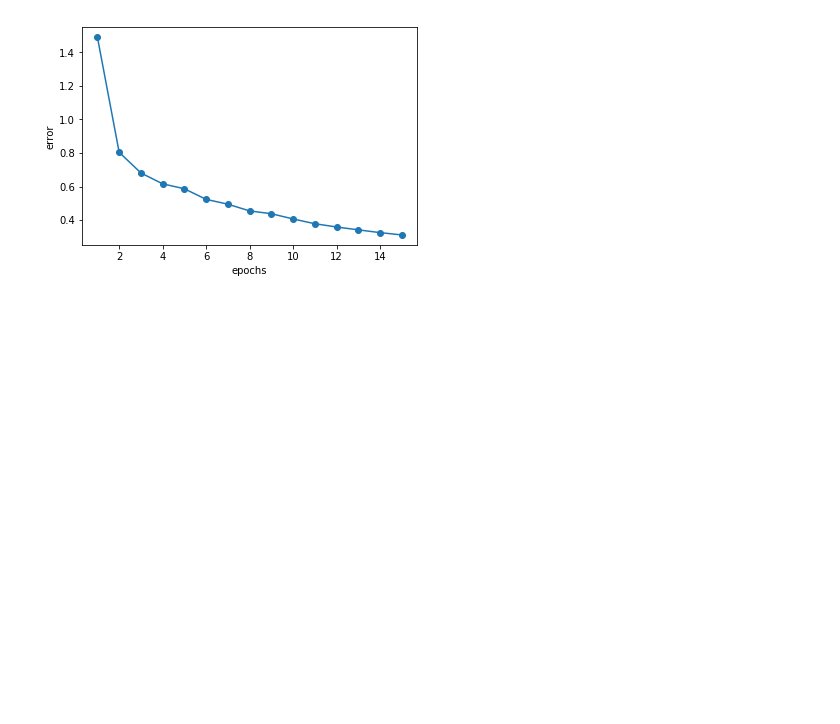
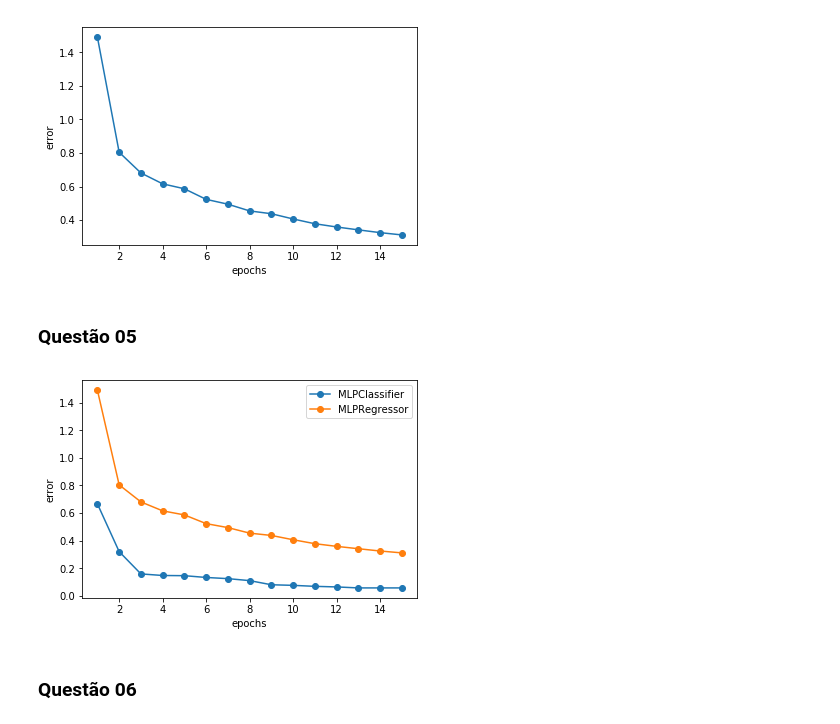
Before and after one commit to viniciusteix/topics-3, a Jupyter notebook: Lista 01.ipynb, the cells around one changed output. Drawn from its saved outputs; the diff is of its cells as text; code cells hidden in the pictures; blank space fills up the shorter version.

```diff
--- a/Lista 01.ipynb
+++ b/Lista 01.ipynb
@@ -88,3 +88,16 @@ plt.ylabel('error')
 plt.show()
 # %% [output]
 [figure]
+# %% [markdown]
+### Questão 05
+# %%
+plt.plot(range(1,epochs+1),errors_mlpc,marker='o',label='MLPClassifier')
+plt.plot(range(1,epochs+1),errors_mlpr,marker='o',label='MLPRegressor')
+plt.xlabel('epochs')
+plt.ylabel('error')
+plt.legend()
+plt.show()
+# %% [output]
+[figure, added]
+# %% [markdown]
+### Questão 06
```
Also changed, not shown: parts of 3 cells of this notebook.
